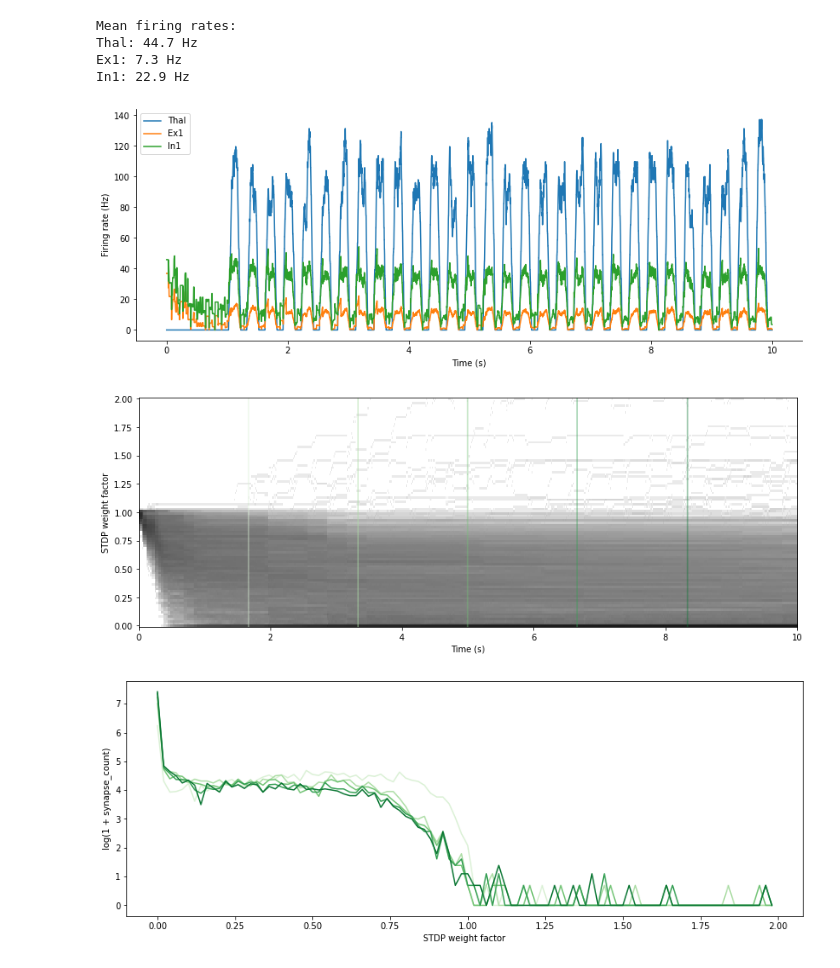
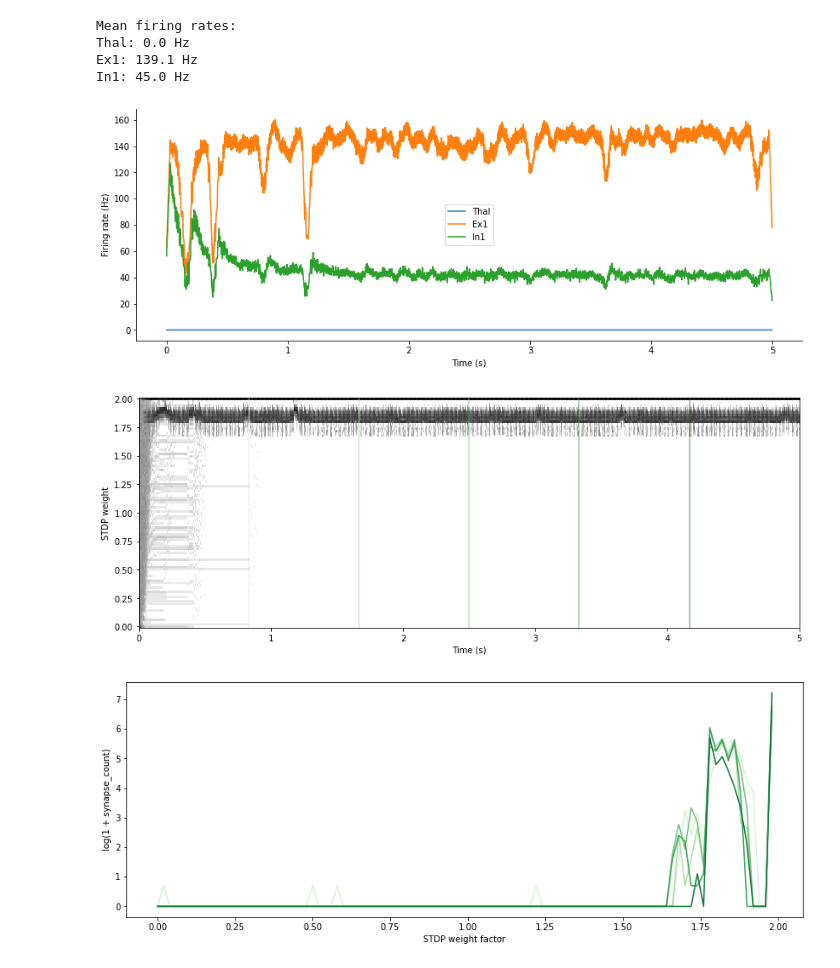
Before and after one commit to kernfel/cantata, a Jupyter notebook: forward exploration.ipynb, the cells around one changed output. Saved outputs shown, nothing was run; the diff lists cells and outputs as text; code cells hidden in the pictures.

Commit message:
Refining 1-tier model (wip)

```diff
--- a/forward exploration.ipynb
+++ b/forward exploration.ipynb
@@ -10,5 +10,9 @@ from cantata import cfg
 figsize = (14,5)
 # %%
 cfg.batch_size = 1
-cfg.model.populations.Ex1.noise_weight = 3e-3
-cfg.model.populations.In1.noise_weight = 3e-3
+# cfg.model.populations.Ex1.noise_weight = 2e-3
+# cfg.model.populations.In1.noise_weight = 1e-3
+# cfg.model.populations.Ex1.th_ampl = .02
+
+cfg.model.pop('_prototypes')
+print(cfg.model.to_yaml())
@@ -15,10 +37,10 @@ cfg.model.populations.In1.noise_weight = 3e-3
 # %%
 second = int(1/cfg.time_step)
 # %%
-cfg.n_steps = int(10 * second)
+cfg.n_steps = int(5 * second)
 rate_off, rate_on = 0, 100 # Hz
 t_off, t_on = .15*second, .15*second
-t_wait = 1*second
+t_wait = 5*second
 # %%
 inputs = torch.where(torch.arange(cfg.n_steps)%(t_on+t_off) >= t_off, rate_on, rate_off)
 inputs[:t_wait] = rate_off
@@ -60,41 +82,41 @@ plt.legend()
 sns.despine()
 # %% [output]
 Mean firing rates:
-Thal: 44.7 Hz
-Ex1: 7.3 Hz
-In1: 22.9 Hz
+Thal: 0.0 Hz
+Ex1: 139.1 Hz
+In1: 45.0 Hz
-[figure, old version]
+[figure, new version]
 # %%
 ticks, _,_ = cp.get_ticks()
 mask = m.w != 0
 mask[:ticks[1]] = False
 mask[ticks[2]:] = False
 mask[:,:ticks[1]] = False
 mask[:,ticks[2]:] = False
 w = record.w_stdp[batch]
 n_bins = 100
 bins = np.arange(0,2,2/n_bins)
 w_hist = np.empty((cfg.n_steps, n_bins))
 for i in range(cfg.n_steps):
-    w_hist[i] = np.log(1 + torch.histc(w[i][mask], n_bins, 0, 2).cpu())
+    w_hist[i] = np.log(1 + torch.histc(w[i][mask], n_bins, 0, cfg.model.wmax).cpu())
 plt.figure(figsize=figsize)
 plt.imshow(w_hist.T, cmap=plt.cm.gray_r, origin='lower', aspect='auto', interpolation='none',
           extent=(-.5/second, (cfg.n_steps+.5)/second, -.5/(n_bins/2), (n_bins+.5)/(n_bins/2)))
 plt.xlabel('Time (s)')
-plt.ylabel('STDP weight factor')
+plt.ylabel('STDP weight')
 details = np.linspace(0,cfg.n_steps,7)[1:-1]
 cm = plt.cm.Greens
 for d in details:
     plt.axvline(d/second, alpha=0.5, c=cm(d/cfg.n_steps))
 
 plt.figure(figsize=figsize)
 for d in details:
     plt.plot(bins, w_hist[int(d)], c=cm(d/cfg.n_steps))
 plt.xlabel('STDP weight factor')
 plt.ylabel('log(1 + synapse_count)');
 # %% [output]
-[figure, old version]
+[figure, new version]
-[figure, old version]
+[figure, new version]
 # %%
 wp = record.w_p[batch, :, ticks[1]:ticks[2]]
 wp_hist = np.empty((cfg.n_steps, n_bins))
```
Also changed, not shown: parts of 4 cells of this notebook, 1 other file.
